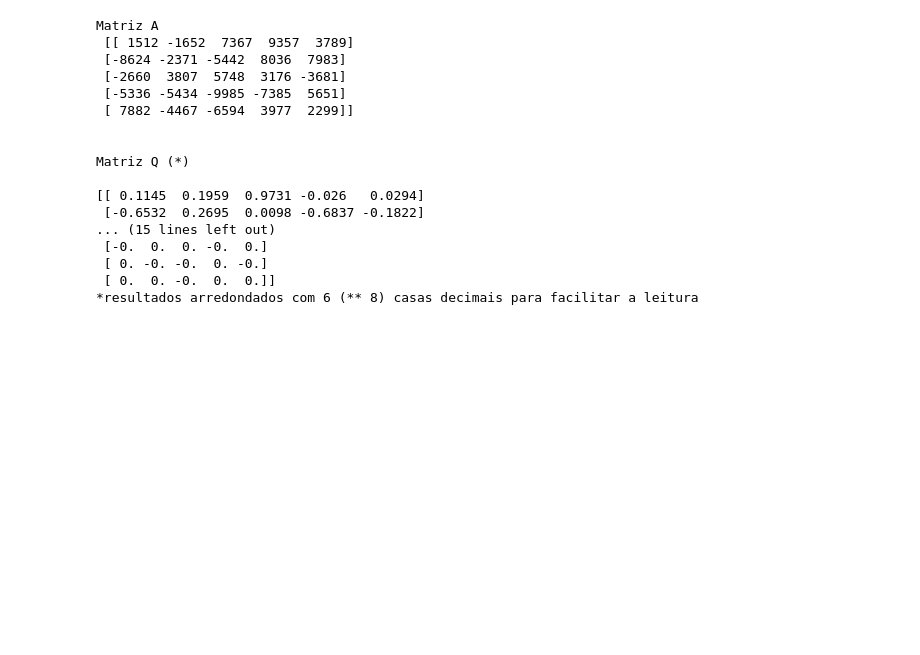
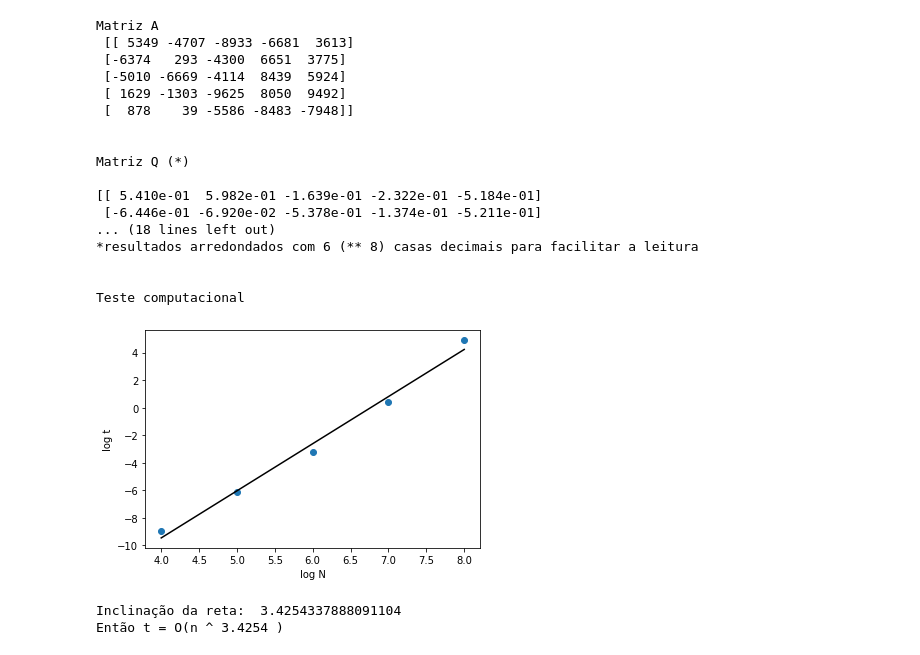
Before and after one commit to levonhart/Trabalho-ALC, a Jupyter notebook: decomposicao_qr.ipynb, the cells around one changed output. Saved outputs shown, nothing was run; the diff lists cells and outputs as text; code cells hidden in the pictures; blank space fills up the shorter version.

```diff
--- a/decomposicao_qr.ipynb
+++ b/decomposicao_qr.ipynb
@@ -56,6 +83,9 @@ Matriz Q (*)
 import numpy as np
 from scipy import linalg
 from numpy import sin, cos, pi
+import matplotlib.pyplot as plt
+from scipy import stats
+import time
 
 def montagem_rotGivens(A,i,j):
     n = A.shape[1]
@@ -97,50 +127,74 @@ def qr_rotGivens(A, H=None):
     i=0
     erro = np.inf
 
-    while(erro>0.1e-8 and i < 100):
+    while(erro>0.1e-8 and i < 2):
         Q ,R = decompor_rotGivens(R)
         A = np.dot(R,Q)
         P = np.dot(P,Q)
         for j in range(0,n-1):
             erro = np.dot(R[j+1:n,j],R[j+1:n,j])
         erro = np.sqrt(erro)
-        i += i
+        i = i + 1
     return Q , R
 
 
 if __name__ == '__main__':
 
-
+    m = 5
     n = 5
     A = np.random.randint(20000,size=(m, n))-10000
     R = np.copy(A)
     print('Matriz A\n',A,'\n')
     Q ,R = qr_rotGivens(A)
     print('\nMatriz Q (*)\n')
     print(Q.round(4)) #matriz Q
     print('\nMatriz R (*)\n')
     print(R.round(4)) #matriz R
     print('\n Matriz QR-A (erro) (**)')
     print((np.dot(Q,R)-A).round(8))
-    print('*resultados arredondados com 6 (** 8) casas decimais para facilitar a leitura')
+    print('*resultados arredondados com 6 (** 8) casas decimais para facilitar a leitura\n\n')
+    print('Teste computacional\n')
+    tempo=None
+    t = [0]*5
+    logN = range(4,9)
+    for n in logN:
+        A = np.random.randint(20000,size=(2**n, 2**n))-10000
+        tempo = time.time()
+        Q, R = qr_rotGivens(A)
+        t[n-4] = time.time() - tempo
+    logt = np.log2(t)
+    ax = plt.axes()
+    ax.set_xlabel('log N')
+    ax.set_ylabel('log t')
+    plt.scatter(logN,logt)
+    slope, intercept, r_value, p_value, std_err = stats.linregress(logN,logt)
+    logtreg = [0]*5
+    for i in range(0,5):
+        logtreg[i] = slope*(i+4) + intercept
+    plt.plot(logN,logtreg,color='black')
+    plt.show()
+    print('Inclinação da reta: ',slope,'\nEntão t = O(n ^',slope.round(4),')\n')
 # %% [output]
 Matriz A
- [[ 1512 -1652  7367  9357  3789]
- [-8624 -2371 -5442  8036  7983]
- [-2660  3807  5748  3176 -3681]
- [-5336 -5434 -9985 -7385  5651]
- [ 7882 -4467 -6594  3977  2299]]
+ [[ 5349 -4707 -8933 -6681  3613]
+ [-6374   293 -4300  6651  3775]
+ [-5010 -6669 -4114  8439  5924]
+ [ 1629 -1303 -9625  8050  9492]
+ [  878    39 -5586 -8483 -7948]]
 
 
 Matriz Q (*)
 
-[[ 0.1145  0.1959  0.9731 -0.026   0.0294]
- [-0.6532  0.2695  0.0098 -0.6837 -0.1822]
-... (15 lines left out)
- [-0.  0.  0. -0.  0.]
- [ 0. -0. -0.  0. -0.]
- [ 0.  0. -0.  0.  0.]]
+[[ 5.410e-01  5.982e-01 -1.639e-01 -2.322e-01 -5.184e-01]
+ [-6.446e-01 -6.920e-02 -5.378e-01 -1.374e-01 -5.211e-01]
+... (18 lines left out)
 *resultados arredondados com 6 (** 8) casas decimais para facilitar a leitura
+
+
+Teste computacional
+[figure, added]
+Inclinação da reta:  3.4254337888091104
+Então t = O(n ^ 3.4254 )
 # %%
 ## Transformação de Householder
 
```
Also changed, not shown: parts of 2 cells of this notebook.
